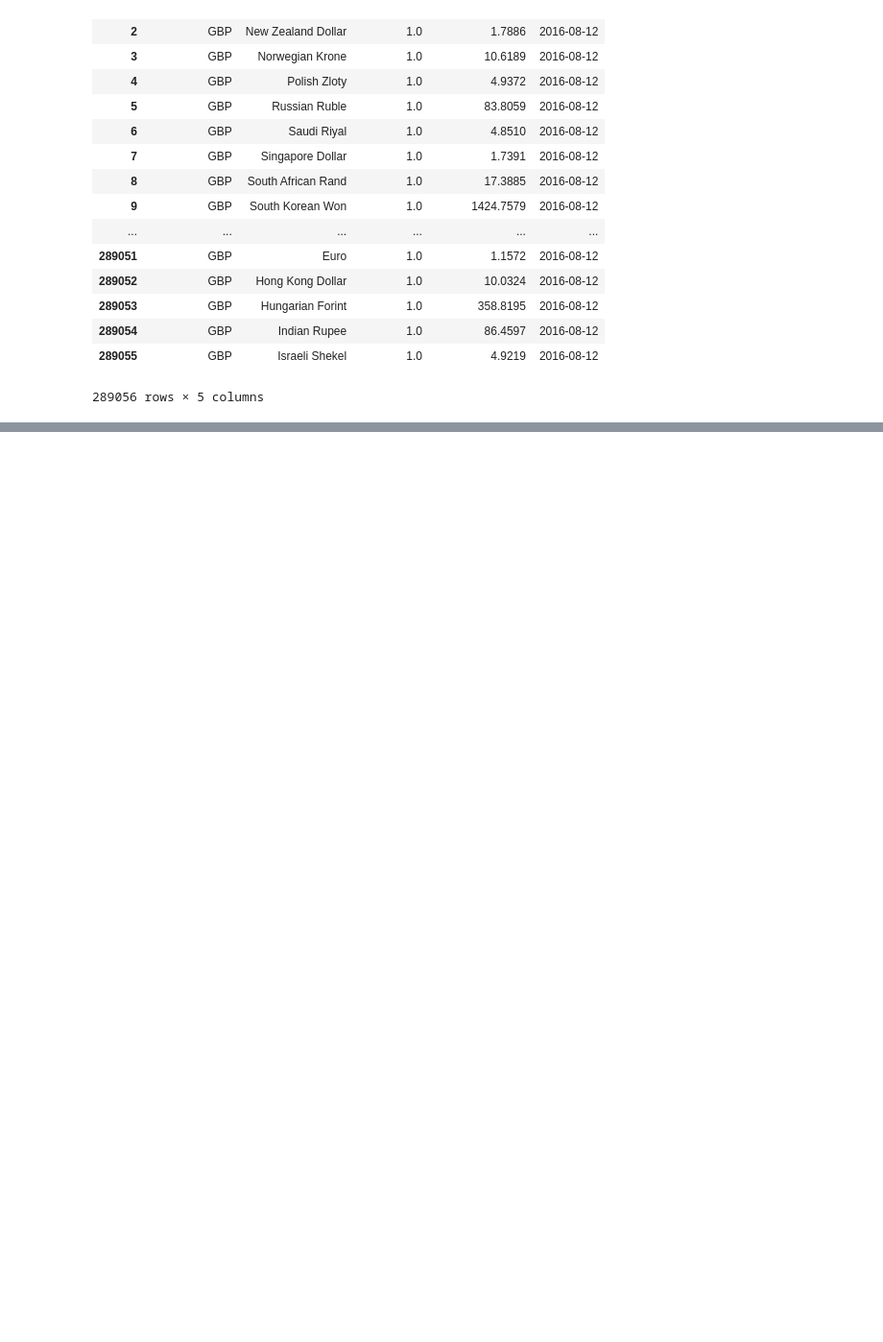
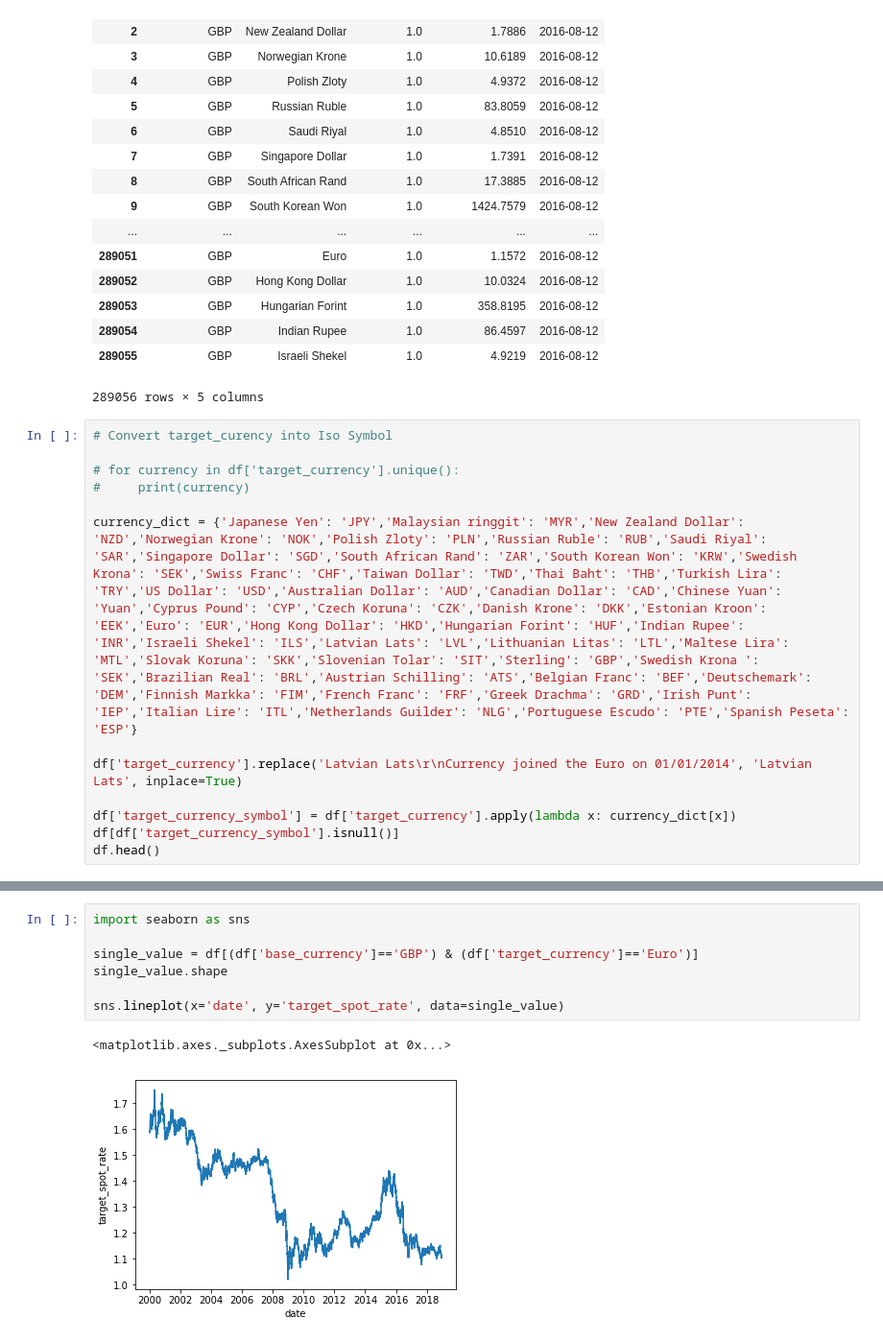
Before and after one commit to JaiPancholi/currency_analysis, a Jupyter notebook: notebooks/initial_exploration.ipynb, the cells around one changed output, grey strips where cells are left out. Shown at 96% size. Cells and saved outputs as stored; diff of their text form; blank space fills up the shorter version.

Commit message:
data prep

```diff
--- a/notebooks/initial_exploration.ipynb
+++ b/notebooks/initial_exploration.ipynb
@@ -71,3 +58,16 @@ df
 | 289054 | GBP | Indian Rupee | 1.0 | 86.4597 | 2016-08-12 |
 | 289055 | GBP | Israeli Shekel | 1.0 | 4.9219 | 2016-08-12 |
 289056 rows × 5 columns
+# %%
+# Convert target_curency into Iso Symbol
+
+# for currency in df['target_currency'].unique():
+#     print(currency)
+
+currency_dict = {'Japanese Yen': 'JPY','Malaysian ringgit': 'MYR','New Zealand Dollar': 'NZD','Norwegian Krone': 'NOK','Polish Zloty': 'PLN','Russian Ruble': 'RUB','Saudi Riyal': 'SAR','Singapore Dollar': 'SGD','South African Rand': 'ZAR','South Korean Won': 'KRW','Swedish Krona': 'SEK','Swiss Franc': 'CHF','Taiwan Dollar': 'TWD','Thai Baht': 'THB','Turkish Lira': 'TRY','US Dollar': 'USD','Australian Dollar': 'AUD','Canadian Dollar': 'CAD','Chinese Yuan': 'Yuan','Cyprus Pound': 'CYP','Czech Koruna': 'CZK','Danish Krone': 'DKK','Estonian Kroon': 'EEK','Euro': 'EUR','Hong Kong Dollar': 'HKD','Hungarian Forint': 'HUF','Indian Rupee': 'INR','Israeli Shekel': 'ILS','Latvian Lats': 'LVL','Lithuanian Litas': 'LTL','Maltese Lira': 'MTL','Slovak Koruna': 'SKK','Slovenian Tolar': 'SIT','Sterling': 'GBP','Swedish Krona ': 'SEK','Brazilian Real': 'BRL','Austrian Schilling': 'ATS','Belgian Franc': 'BEF','Deutschemark': 'DEM','Finnish Markka': 'FIM','French Franc': 'FRF','Greek Drachma': 'GRD','Irish Punt': 'IEP','Italian Lire': 'ITL','Netherlands Guilder': 'NLG','Portuguese Escudo': 'PTE','Spanish Peseta': 'ESP'}
+
+df['target_currency'].replace('Latvian Lats\r\nCurrency joined the Euro on 01/01/2014', 'Latvian Lats', inplace=True)
+
+df['target_currency_symbol'] = df['target_currency'].apply(lambda x: currency_dict[x])
+df[df['target_currency_symbol'].isnull()]
+df.head()
@@ -73,0 +81,10 @@ df
+# %%
+import seaborn as sns
+
+single_value = df[(df['base_currency']=='GBP') & (df['target_currency']=='Euro')]
+single_value.shape
+
+sns.lineplot(x='date', y='target_spot_rate', data=single_value)
+# %% [output]
+<matplotlib.axes._subplots.AxesSubplot at 0x...>
+[figure, added]
```
Also changed, not shown: parts of 5 cells of this notebook.
